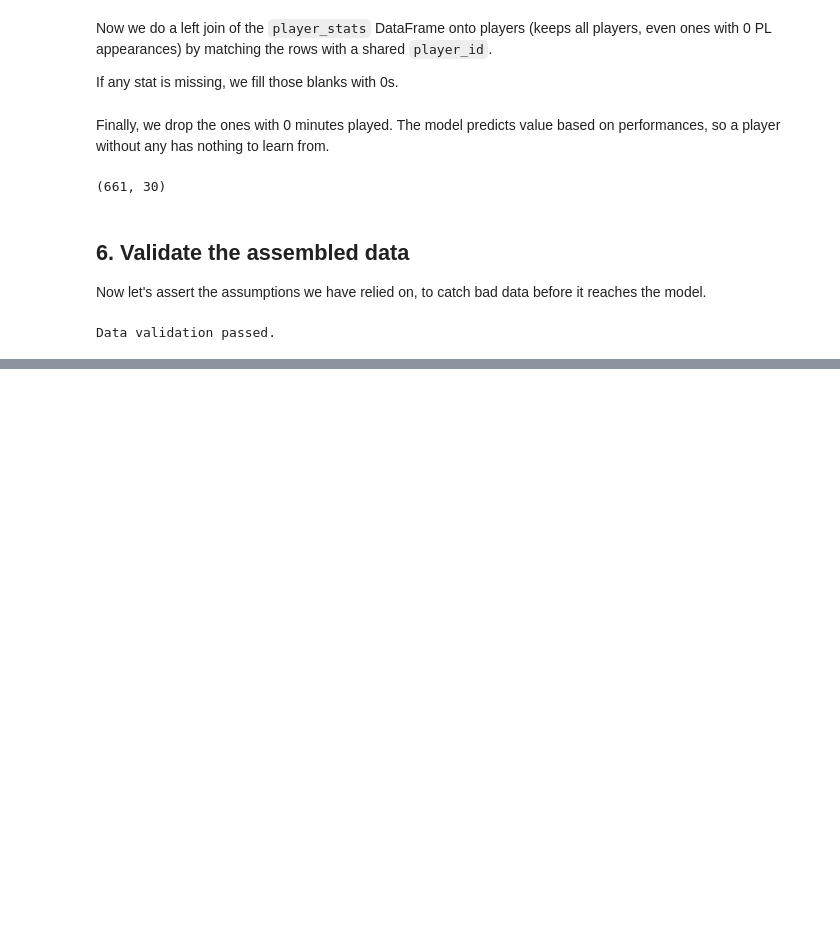
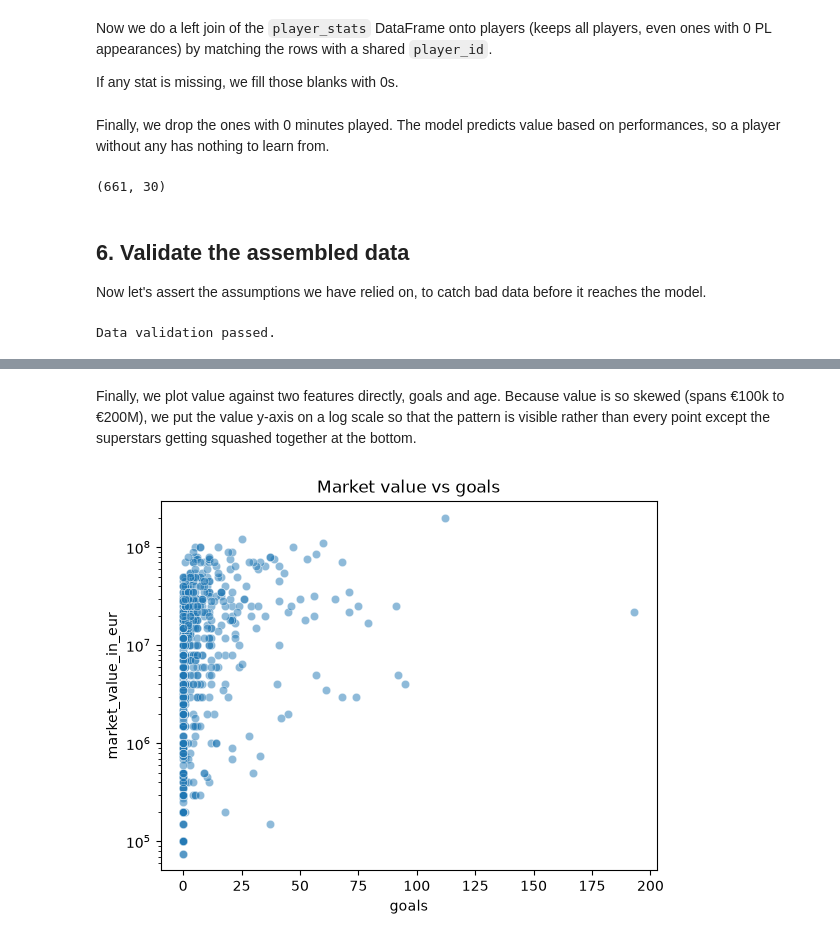
Before and after one commit to konstantinosioan/pl-transfer-value-predictor, a Jupyter notebook: notebook.ipynb, the cells around one changed output, grey strips where cells are left out. Saved outputs shown, nothing was run; the diff lists cells and outputs as text; code cells hidden in the pictures; blank space fills up the shorter version.

```diff
--- a/notebook.ipynb
+++ b/notebook.ipynb
@@ -146,0 +192,10 @@ Data validation passed.
+# %% [markdown]
+Finally, we plot value against two features directly, goals and age. Because value is so skewed (spans €100k to €200M), we put the value y-axis on a log scale so that the pattern is visible rather than every point except the superstars getting squashed together at the bottom.
+# %%
+# Value vs goals
+sns.scatterplot(data=pl_players, x="goals", y=TARGET, alpha=0.5)
+plt.yscale("log")
+plt.title("Market value vs goals")
+plt.show()
+# %% [output]
+[figure, added]
```
Also changed, not shown: parts of 12 cells of this notebook, 1 other file.
